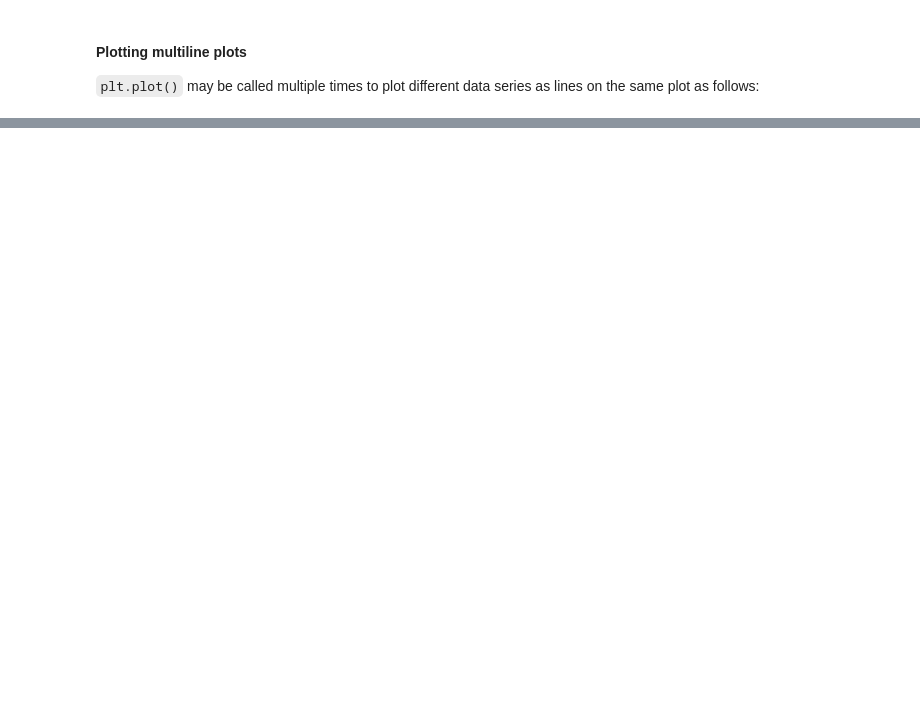
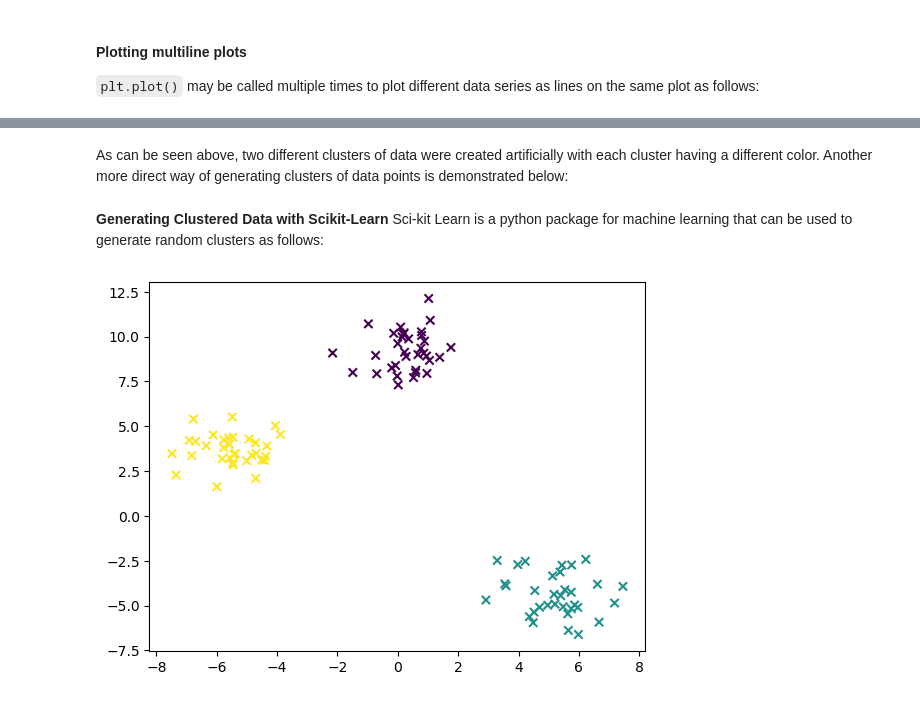
Before and after one commit to francis-ohara/intro-to-data-science, a Jupyter notebook: notebooks/5-matplotlib-exercise.ipynb, the cells around one changed output, grey strips where cells are left out. Saved outputs shown, nothing was run; the diff lists cells and outputs as text; code cells hidden in the pictures; blank space fills up the shorter version.

```diff
--- a/notebooks/5-matplotlib-exercise.ipynb
+++ b/notebooks/5-matplotlib-exercise.ipynb
@@ -211,0 +239,17 @@ plt.scatter(row0, row1);  # plots row 0 along x-axis, row 1 along y-axis of scat
+# %% [markdown]
+As can be seen above, two different clusters of data were created artificially with each cluster having a different color.
+Another more direct way of generating clusters of data points is demonstrated below:
+# %% [markdown]
+**Generating Clustered Data with Scikit-Learn**
+Sci-kit Learn is a python package for machine learning that can be used to generate random clusters as follows:
+# %%
+from sklearn.datasets import make_blobs
+
+data, clusters = make_blobs(centers=3, random_state=23)  # centers -> number of clusters in data set; random_state -> seed number for generating the same random sample.
+
+x_values = data[:, 0]
+y_values = data[:, 1]
+
+plt.scatter(x_values, y_values, c=clusters, marker="x");
+# %% [output]
+[figure, added]
```
Also changed, not shown: parts of 11 cells of this notebook, 1 other file.
